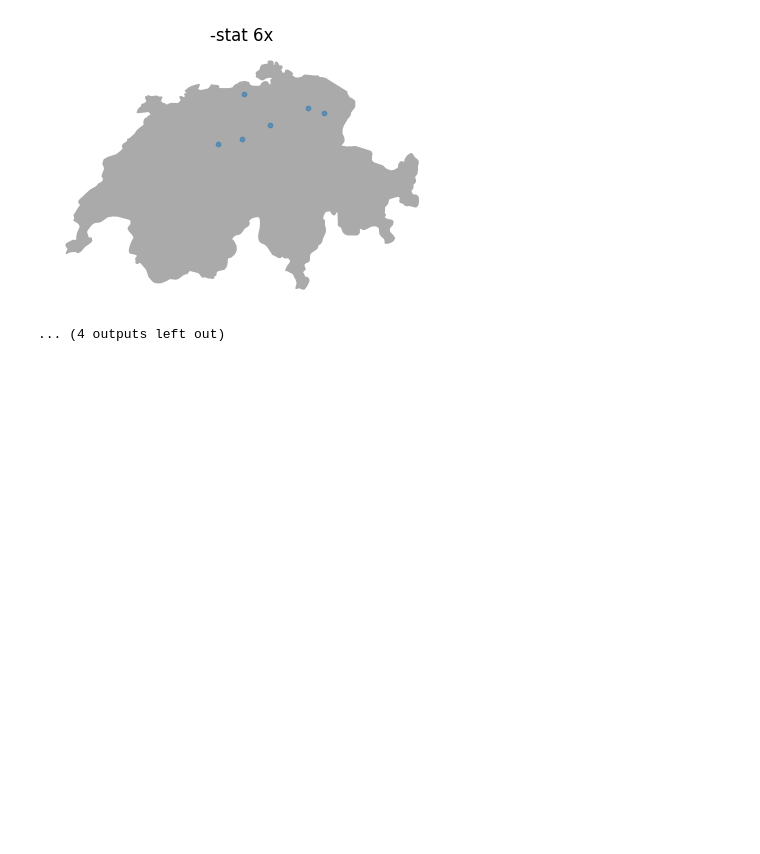
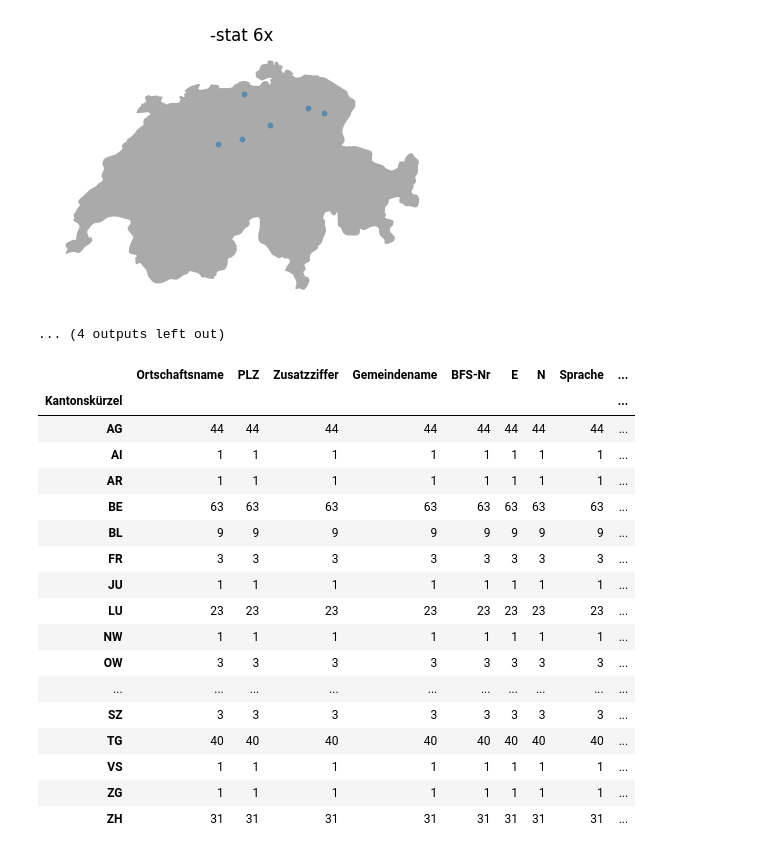
Before and after one commit to Roald87/citykon, a Jupyter notebook: citykon.ipynb, the cells around one changed output. Drawn from its saved outputs; the diff is of its cells as text; code cells hidden in the pictures; blank space fills up the shorter version.

Commit message:
add code to check in which kantons the cities are

```diff
--- a/citykon.ipynb
+++ b/citykon.ipynb
@@ -64,3 +64,25 @@ for ending in sorted(endings):
 [figure]
 [figure]
 ... (4 outputs left out)
+# %%
+cities[cities["Ortschaftsname"].str.contains("wil\s*", regex=True, flags=re.IGNORECASE)]\
+    .groupby(['Kantonskürzel']).count()
+# %% [output]
+|  | Ortschaftsname | PLZ | Zusatzziffer | Gemeindename | BFS-Nr | E | N | Sprache | ... |
+| Kantonskürzel |  |  |  |  |  |  |  |  | ... |
+| AG | 44 | 44 | 44 | 44 | 44 | 44 | 44 | 44 | ... |
+| AI | 1 | 1 | 1 | 1 | 1 | 1 | 1 | 1 | ... |
+| AR | 1 | 1 | 1 | 1 | 1 | 1 | 1 | 1 | ... |
+| BE | 63 | 63 | 63 | 63 | 63 | 63 | 63 | 63 | ... |
+| BL | 9 | 9 | 9 | 9 | 9 | 9 | 9 | 9 | ... |
+| FR | 3 | 3 | 3 | 3 | 3 | 3 | 3 | 3 | ... |
+| JU | 1 | 1 | 1 | 1 | 1 | 1 | 1 | 1 | ... |
+| LU | 23 | 23 | 23 | 23 | 23 | 23 | 23 | 23 | ... |
+| NW | 1 | 1 | 1 | 1 | 1 | 1 | 1 | 1 | ... |
+| OW | 3 | 3 | 3 | 3 | 3 | 3 | 3 | 3 | ... |
+| ... | ... | ... | ... | ... | ... | ... | ... | ... | ... |
+| SZ | 3 | 3 | 3 | 3 | 3 | 3 | 3 | 3 | ... |
+| TG | 40 | 40 | 40 | 40 | 40 | 40 | 40 | 40 | ... |
+| VS | 1 | 1 | 1 | 1 | 1 | 1 | 1 | 1 | ... |
+| ZG | 1 | 1 | 1 | 1 | 1 | 1 | 1 | 1 | ... |
+| ZH | 31 | 31 | 31 | 31 | 31 | 31 | 31 | 31 | ... |
```
